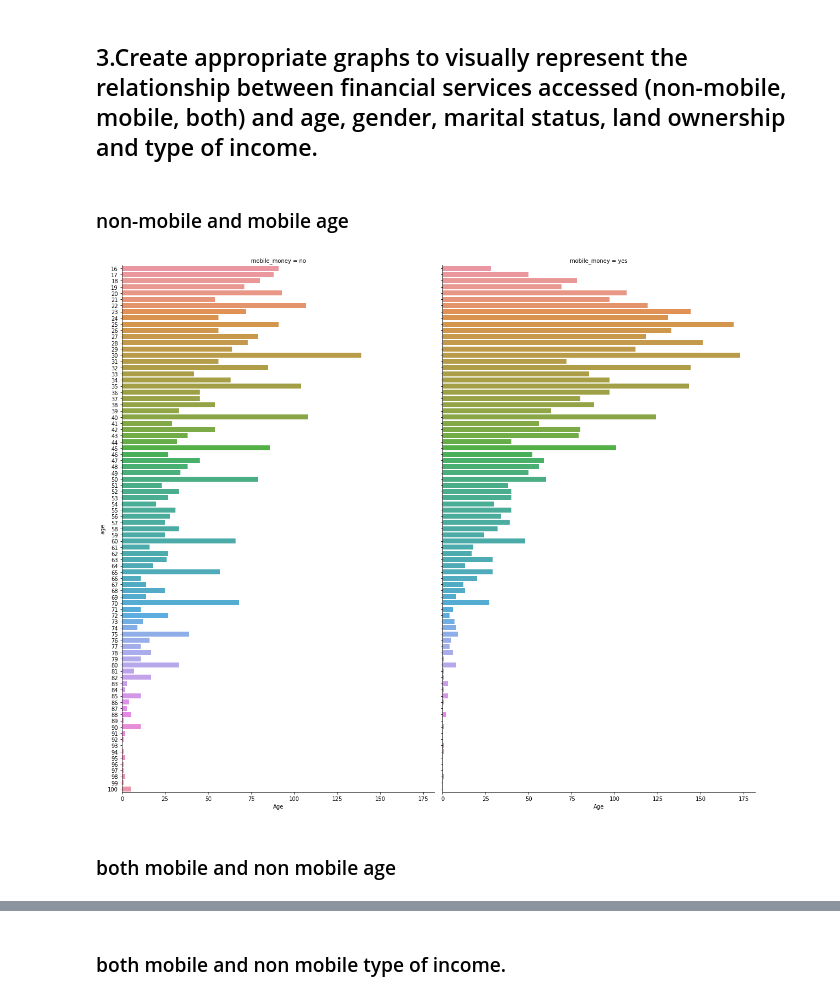
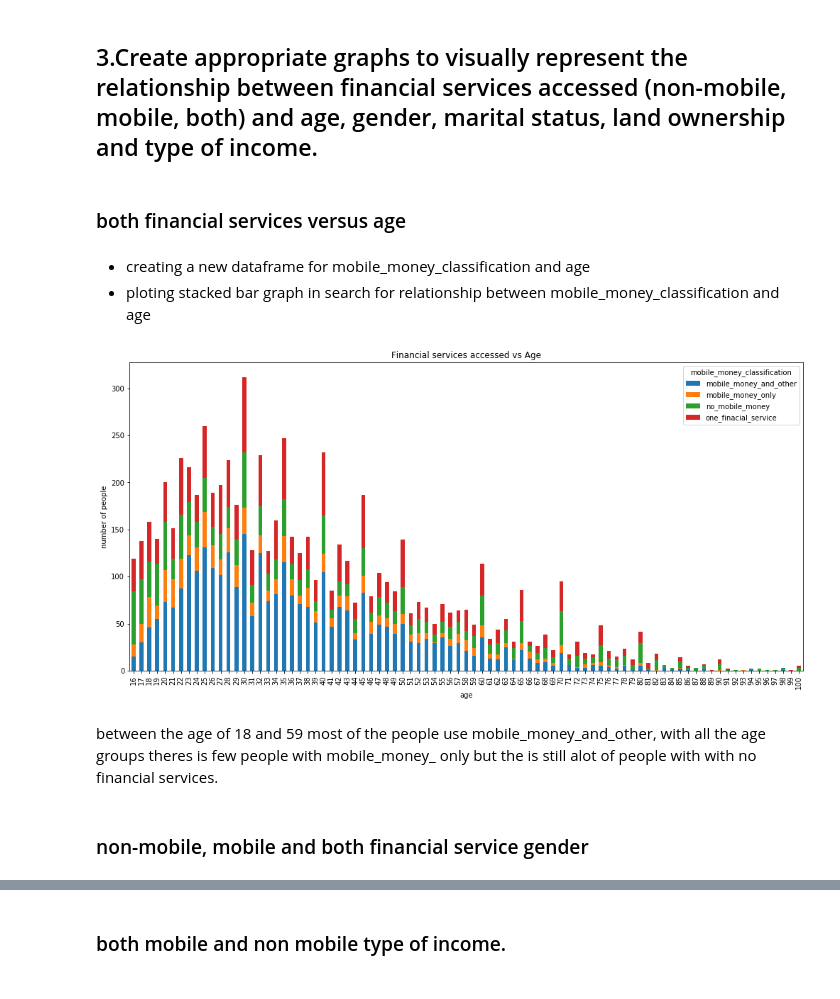
Before and after one commit to ntokozomfene/financial_services, a Jupyter notebook: mobile_money_Tanzania.ipynb, the cells around one changed output, grey strips where cells are left out. Cells and saved outputs as stored; diff of their text form; code cells hidden in the pictures.

```diff
--- a/mobile_money_Tanzania.ipynb
+++ b/mobile_money_Tanzania.ipynb
@@ -79,11 +88,20 @@ training.land_owner = training.land_owner.map(lo)
 # %% [markdown]
 ## 3.Create appropriate graphs to visually represent the relationship between financial services accessed (non-mobile, mobile, both) and age, gender, marital status, land ownership and type of income.
+# %% [markdown]
+### both financial services versus age
+# %% [markdown]
+* creating a new dataframe for mobile_money_classification and age
+* ploting stacked bar graph in search for relationship between mobile_money_classification and age
+# %%
+mobile_age = training.groupby(['age', 'mobile_money_classification'])['age'].count().unstack('mobile_money_classification').fillna(0)
+mobile_age.plot(kind='bar', figsize=(17, 8), label='male', stacked=True)
+plt.xlabel('age')
+plt.ylabel('number of people')
+plt.title('Financial services accessed vs Age')
+plt.show()
+# %% [output]
+[figure, added]
+# %% [markdown]
+between the age of 18 and 59 most of the people use mobile_money_and_other, with all the age groups theres is few people with mobile_money_ only but the is still alot of people with with no financial services.
 # %% [markdown]
-### non-mobile and mobile age
+### non-mobile, mobile and both financial service gender
-# %%
-sns.catplot(y='age', kind='count', col='mobile_money', height=14, aspect=.6, data=training).set(xlabel="Age")
-plt.show()
-# %% [output]
-[figure, removed]
-# %% [markdown]
-### both mobile and non mobile age
```
Also changed, not shown: parts of 49 cells of this notebook.
